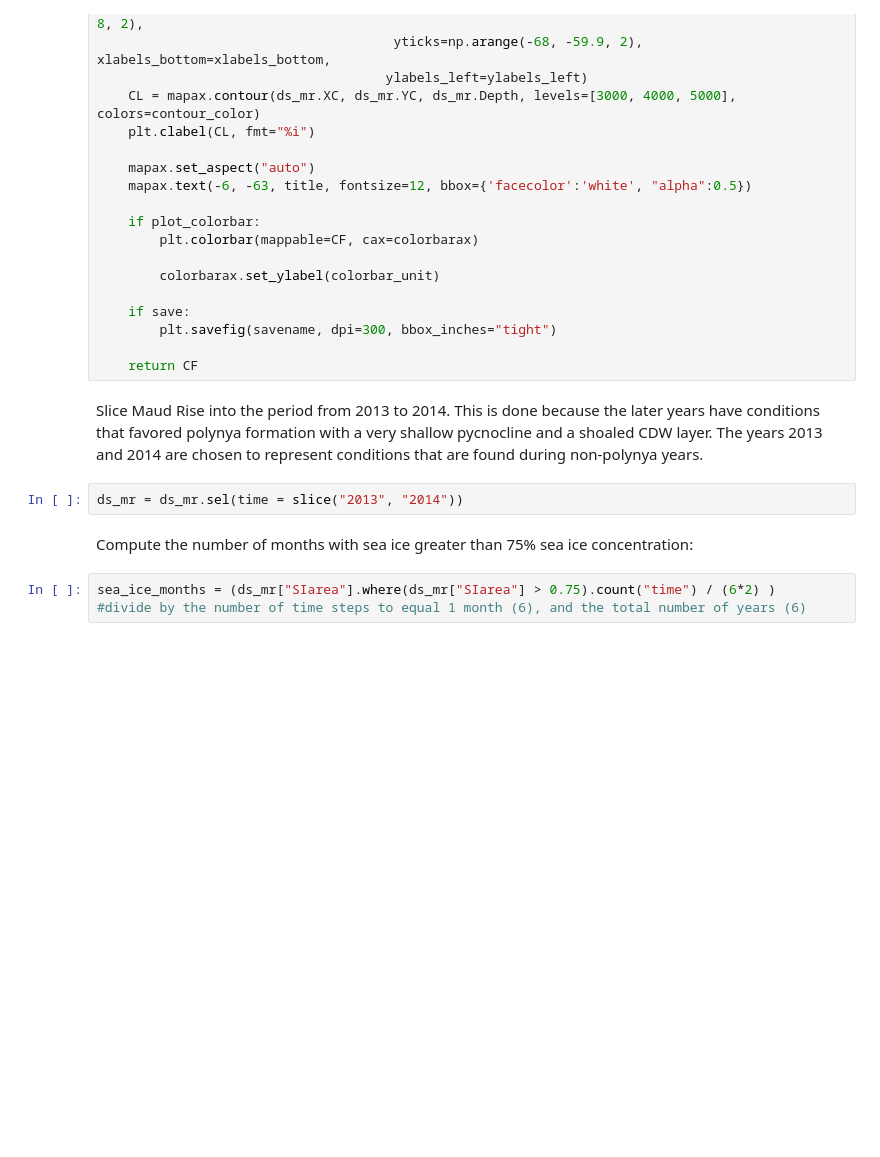
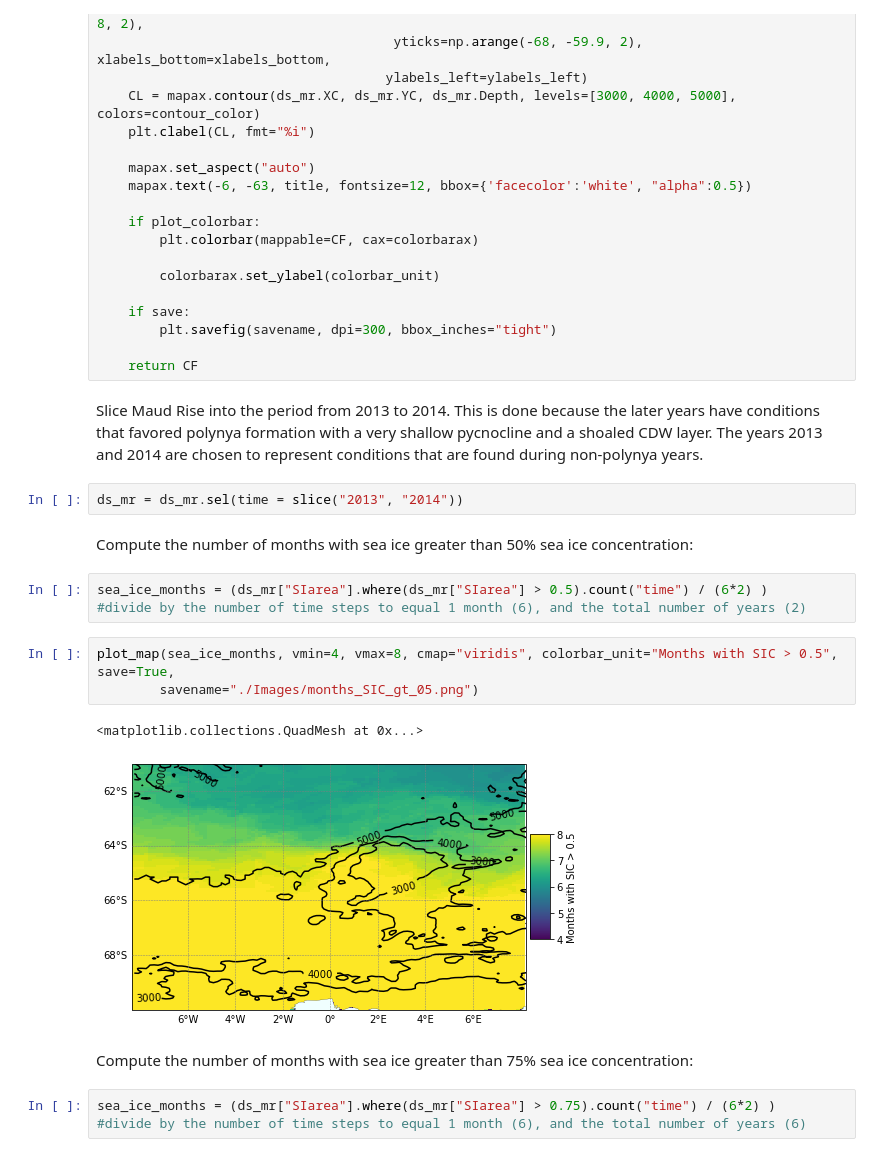
Before and after one commit to adityarn/pycnogen, a Jupyter notebook: pycnogenMaps.ipynb, the cells around one changed output. Cells and saved outputs as stored; diff of their text form; blank space fills up the shorter version.

```diff
--- a/pycnogenMaps.ipynb
+++ b/pycnogenMaps.ipynb
@@ -291,6 +291,17 @@ def plot_map(Jterm, save=False, savename="untitled.jpg", vmin=-3e-4, vmax=3e-4,
 Slice Maud Rise into the period from 2013 to 2014. This is done because the later years have conditions that favored polynya formation with a very shallow pycnocline and a shoaled CDW layer. The years 2013 and 2014 are chosen to represent conditions that are found during non-polynya years.
 # %%
 ds_mr = ds_mr.sel(time = slice("2013", "2014"))
+# %% [markdown]
+Compute the number of months with sea ice greater than 50% sea ice concentration:
+# %%
+sea_ice_months = (ds_mr["SIarea"].where(ds_mr["SIarea"] > 0.5).count("time") / (6*2) )
+#divide by the number of time steps to equal 1 month (6), and the total number of years (2)
+# %%
+plot_map(sea_ice_months, vmin=4, vmax=8, cmap="viridis", colorbar_unit="Months with SIC > 0.5", save=True,
+        savename="./Images/months_SIC_gt_05.png")
+# %% [output]
+<matplotlib.collections.QuadMesh at 0x...>
+[figure, added]
 # %% [markdown]
 Compute the number of months with sea ice greater than 75% sea ice concentration:
 # %%
```
Also changed, not shown: parts of 8 cells of this notebook.
